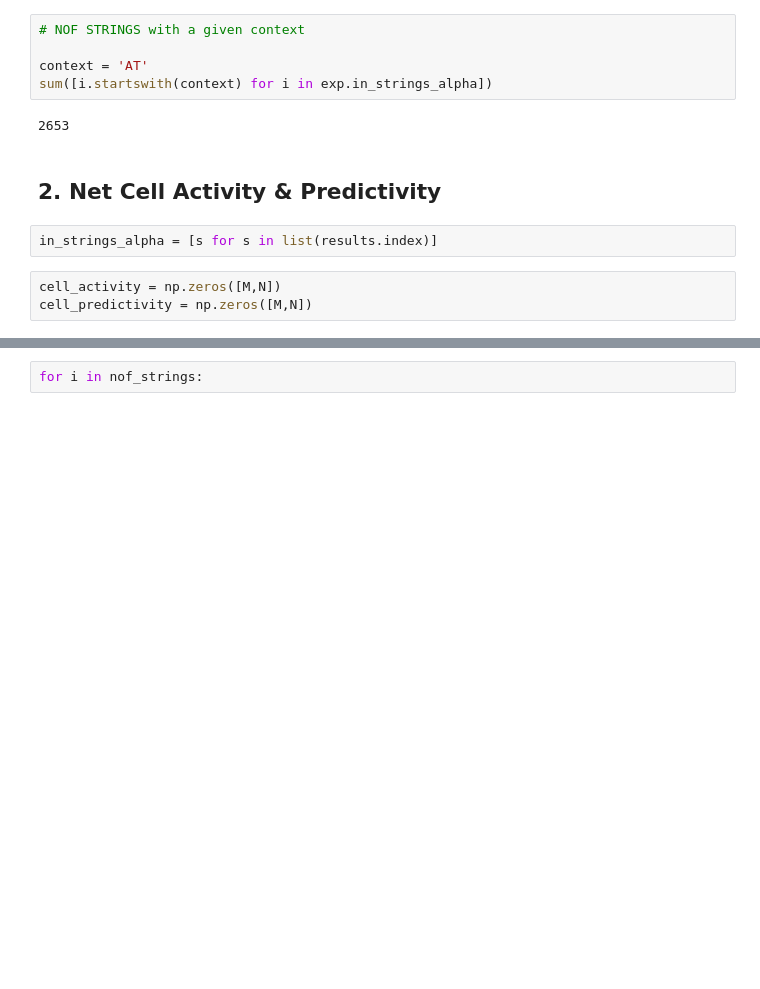
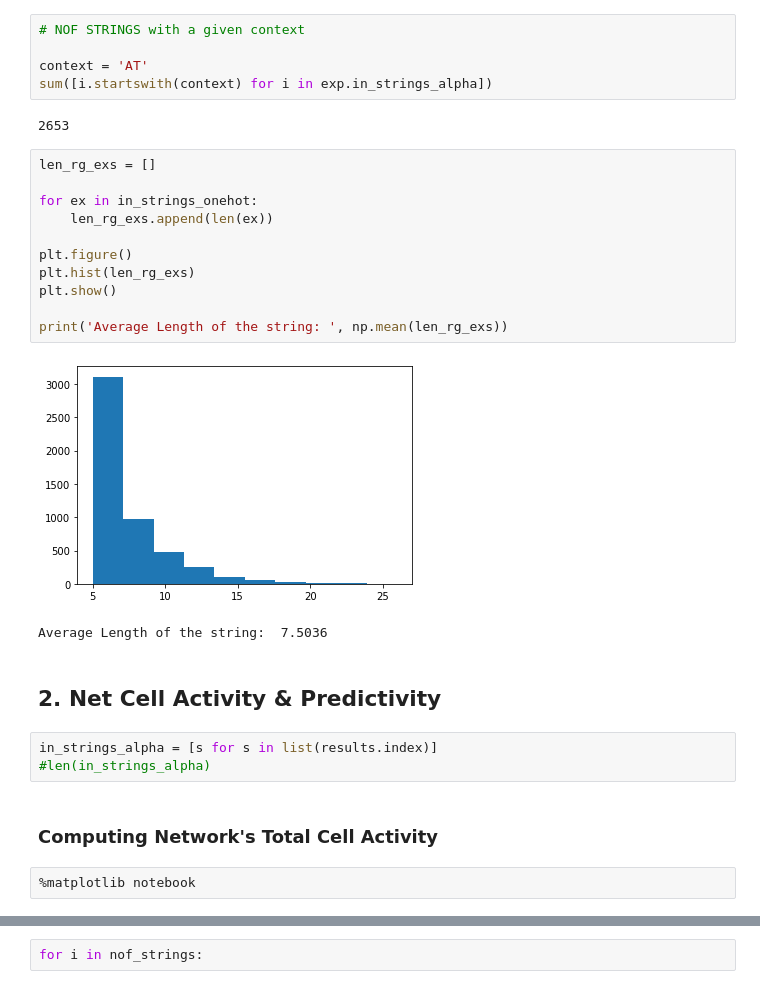
Before and after one commit to TaherHabib/htm-sequence-learning, a Jupyter notebook: Notebooks/AGL_Experiments.ipynb, the cells around one changed output, grey strips where cells are left out. Drawn from its saved outputs; the diff is of its cells as text; blank space fills up the shorter version.

```diff
--- a/Notebooks/AGL_Experiments.ipynb
+++ b/Notebooks/AGL_Experiments.ipynb
@@ -156,10 +179,26 @@ context = 'AT'
 sum([i.startswith(context) for i in exp.in_strings_alpha])
 # %% [output]
 2653
+# %%
+len_rg_exs = []
+
+for ex in in_strings_onehot:
+    len_rg_exs.append(len(ex))
+
+plt.figure()
+plt.hist(len_rg_exs)
+plt.show()
+
+print('Average Length of the string: ', np.mean(len_rg_exs))
+# %% [output]
+[figure, added]
+Average Length of the string:  7.5036
 # %% [markdown]
 ## 2. Net Cell Activity & Predictivity
 # %%
 in_strings_alpha = [s for s in list(results.index)]
+#len(in_strings_alpha)
-# %%
-cell_activity = np.zeros([M,N])
-cell_predictivity = np.zeros([M,N])
+# %% [markdown]
+### Computing Network's Total Cell Activity
+# %%
+%matplotlib notebook
```
Also changed, not shown: parts of 11 cells of this notebook.
